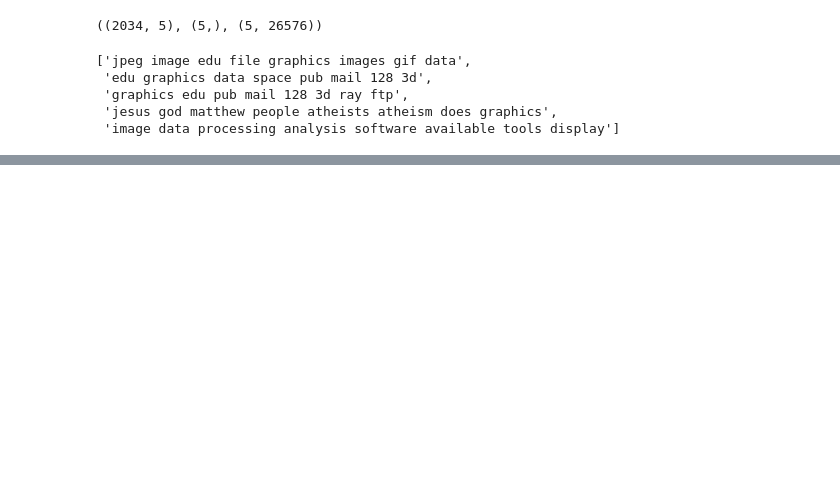
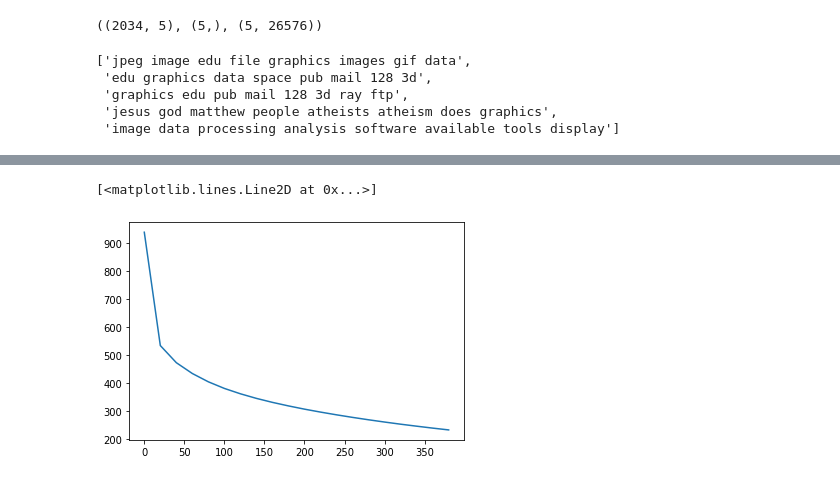
Before and after one commit to parikshit23/Computational-Linear-Algebra, a Jupyter notebook: topic_modelling_with_nmf_and_SVD.ipynb, the cells around one changed output, grey strips where cells are left out. Saved outputs shown, nothing was run; the diff lists cells and outputs as text; code cells hidden in the pictures; blank space fills up the shorter version.

```diff
--- a/topic_modelling_with_nmf_and_SVD.ipynb
+++ b/topic_modelling_with_nmf_and_SVD.ipynb
@@ -799,7 +800,9 @@ def randomized_range_finder(A,size,n_iter=5):
   return Q
 # %%
 def randomized_svd(M, n_components, n_oversamples=10, n_iter=4):
-
+    # n_components is the nimber of topics we want to extract
+    ''' n_oversamples is a buffer for the number of topics,
+    which means we calculate 10 singular value and take the top 5 topics out of it'''
     n_random = n_components + n_oversamples
 
     Q = randomized_range_finder(M, n_random, n_iter)
@@ -839,0 +840,10 @@ Wall time: 7.83 s
+# %%
+step = 20
+n = 20
+error = np.zeros(n)
+
+for i in range(n):
+  U,s,V = randomized_svd(vectors,i*step)
+  reconstructed = U @ np.diag(s)@V
+  error[i]=np.linalg.norm(vectors-reconstructed)
+  print(error[i])
@@ -839,0 +871,5 @@ Wall time: 7.83 s
+# %%
+plt.plot(range(0,n*step,step),error)
+# %% [output]
+[<matplotlib.lines.Line2D at 0x...>]
+[figure, added]
```
Also changed, not shown: parts of 5 cells of this notebook.
